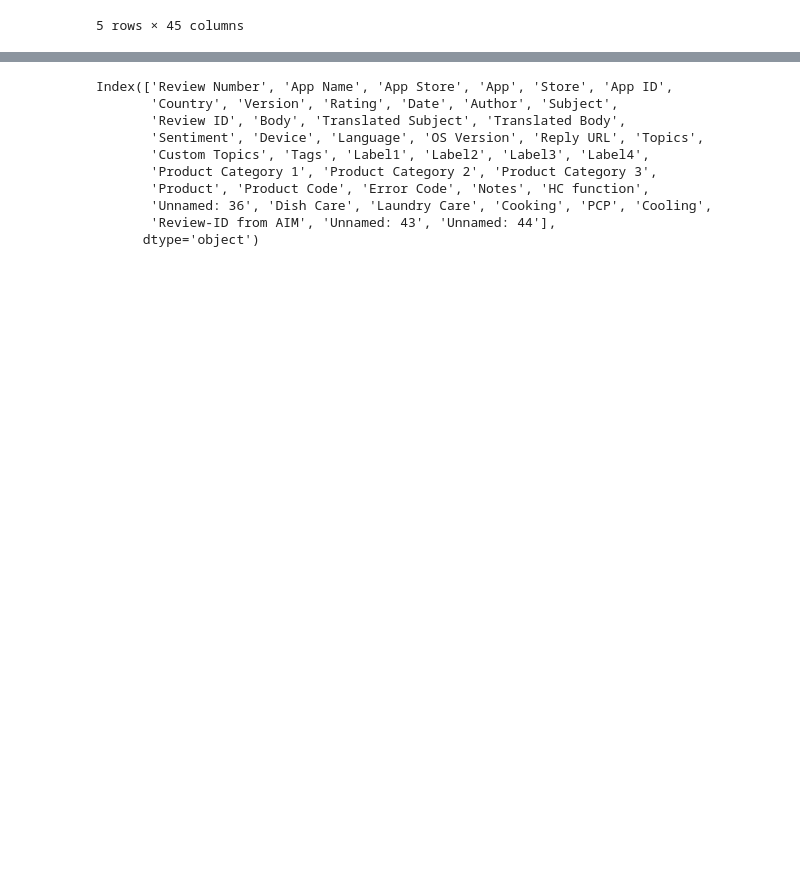
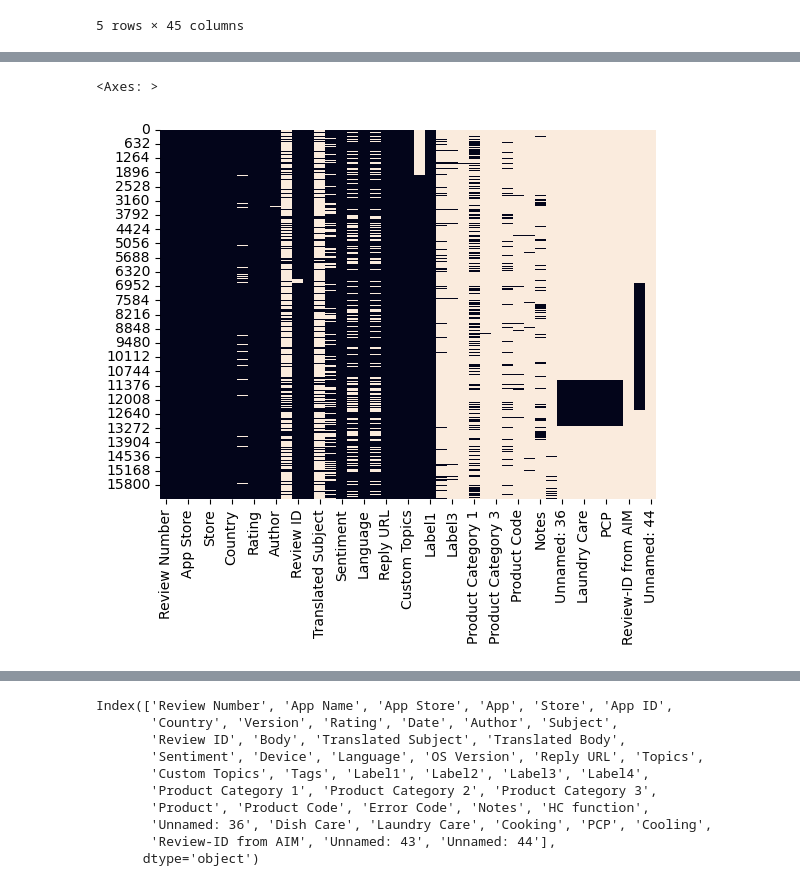
Before and after one commit to Elnaazi/App_Store_Review_Automatization, a Jupyter notebook: cleanedcsv.ipynb, the cells around one changed output, grey strips where cells are left out. Drawn from its saved outputs; the diff is of its cells as text; code cells hidden in the pictures; blank space fills up the shorter version.

```diff
--- a/cleanedcsv.ipynb
+++ b/cleanedcsv.ipynb
@@ -29,0 +111,6 @@ Index(['Review Number', 'App Name', 'App Store', 'App', 'Store', 'App ID',
+# %%
+# Missing data visualization
+sns.heatmap(df.isnull(), cbar=False)
+# %% [output]
+<Axes: >
+[figure, added]
```
Also changed, not shown: parts of 13 cells of this notebook.
